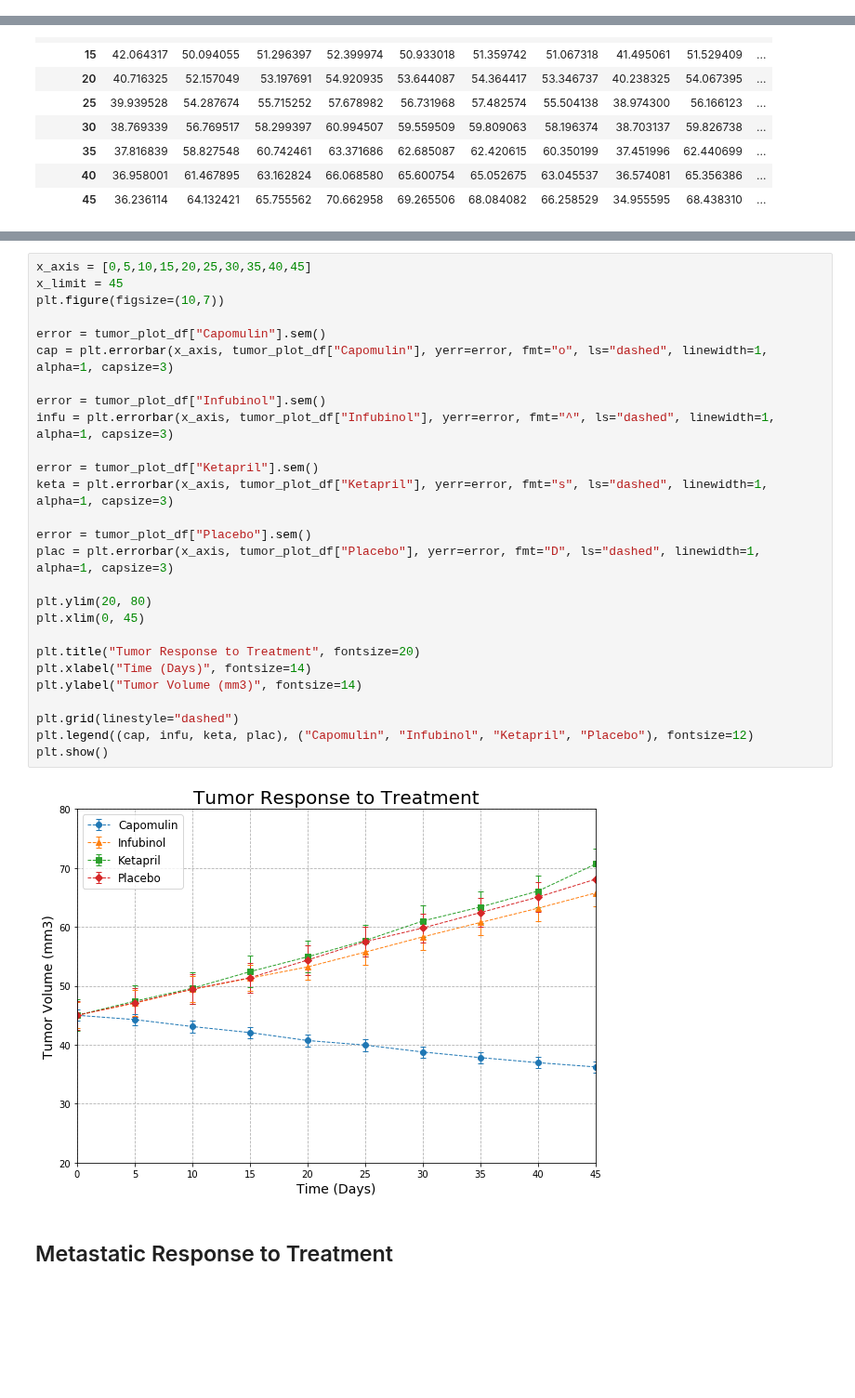
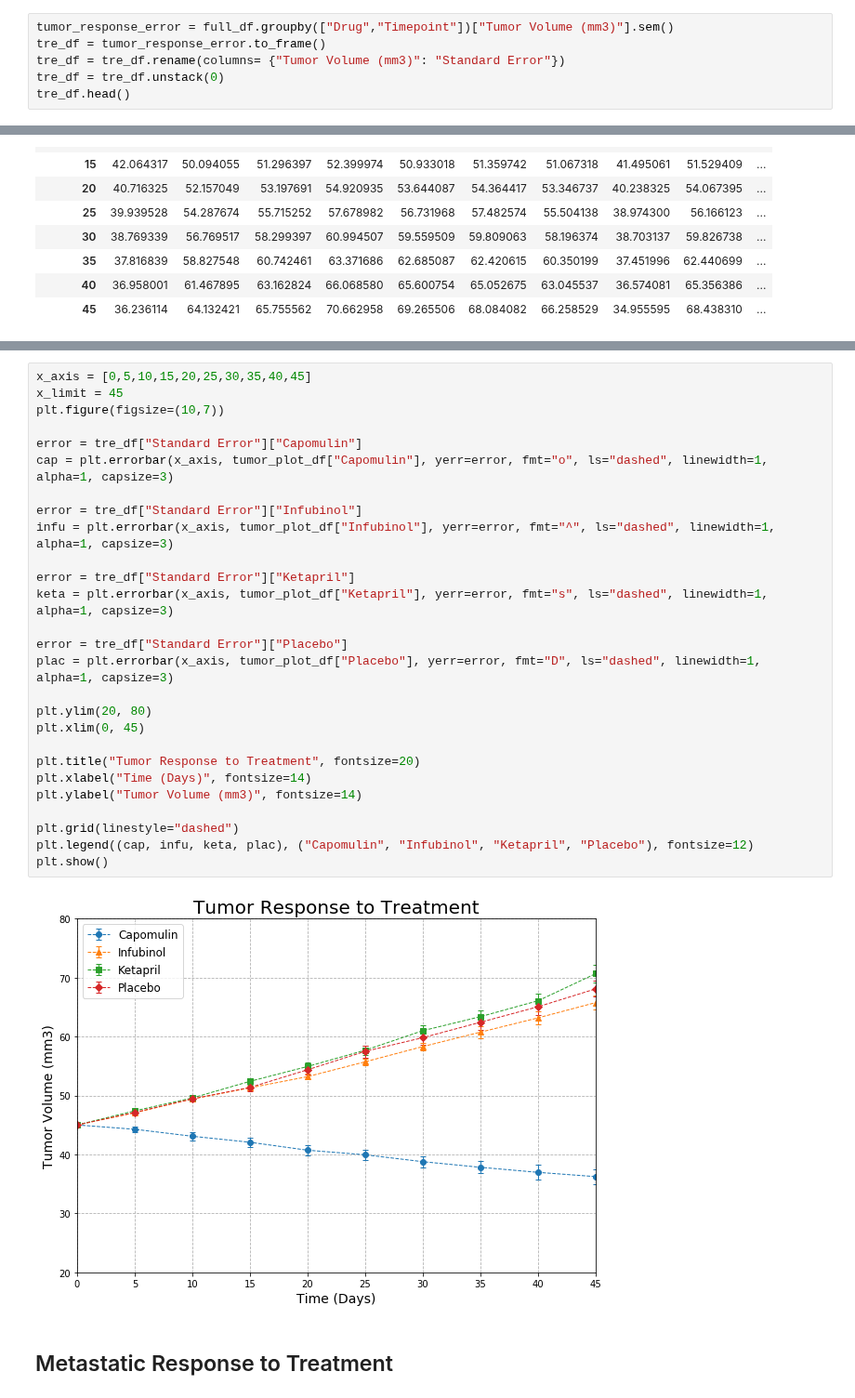
Before and after one commit to paulrizzuto/Pymaceuticals, a Jupyter notebook: pymaceuticals.ipynb, the cells around one changed output, grey strips where cells are left out. Shown at 93% size. Cells and saved outputs as stored; diff of their text form; blank space fills up the shorter version.

```diff
--- a/pymaceuticals.ipynb
+++ b/pymaceuticals.ipynb
@@ -39,3 +39,9 @@ full_df.head()
 | 2 | f234 | Stelasyn | 10 | 47.904324 | 0 |
 | 3 | f234 | Stelasyn | 15 | 48.735197 | 1 |
 | 4 | f234 | Stelasyn | 20 | 51.112713 | 2 |
+# %%
+tumor_response_error = full_df.groupby(["Drug","Timepoint"])["Tumor Volume (mm3)"].sem()
+tre_df = tumor_response_error.to_frame()
+tre_df = tre_df.rename(columns= {"Tumor Volume (mm3)": "Standard Error"})
+tre_df = tre_df.unstack(0)
+tre_df.head()
@@ -89,32 +89,32 @@ Name: Ceftamin, dtype: float64
 # %%
 x_axis = [0,5,10,15,20,25,30,35,40,45]
 x_limit = 45
 plt.figure(figsize=(10,7))
 
-error = tumor_plot_df["Capomulin"].sem()
+error = tre_df["Standard Error"]["Capomulin"]
 cap = plt.errorbar(x_axis, tumor_plot_df["Capomulin"], yerr=error, fmt="o", ls="dashed", linewidth=1, alpha=1, capsize=3)
 
-error = tumor_plot_df["Infubinol"].sem()
+error = tre_df["Standard Error"]["Infubinol"]
 infu = plt.errorbar(x_axis, tumor_plot_df["Infubinol"], yerr=error, fmt="^", ls="dashed", linewidth=1, alpha=1, capsize=3)
 
-error = tumor_plot_df["Ketapril"].sem()
+error = tre_df["Standard Error"]["Ketapril"]
 keta = plt.errorbar(x_axis, tumor_plot_df["Ketapril"], yerr=error, fmt="s", ls="dashed", linewidth=1, alpha=1, capsize=3)
 
-error = tumor_plot_df["Placebo"].sem()
+error = tre_df["Standard Error"]["Placebo"]
 plac = plt.errorbar(x_axis, tumor_plot_df["Placebo"], yerr=error, fmt="D", ls="dashed", linewidth=1, alpha=1, capsize=3)
 
 plt.ylim(20, 80)
 plt.xlim(0, 45)
 
 plt.title("Tumor Response to Treatment", fontsize=20)
 plt.xlabel("Time (Days)", fontsize=14)
 plt.ylabel("Tumor Volume (mm3)", fontsize=14)
 
 plt.grid(linestyle="dashed")
 plt.legend((cap, infu, keta, plac), ("Capomulin", "Infubinol", "Ketapril", "Placebo"), fontsize=12)
 plt.show()
 # %% [output]
-[figure, old version]
+[figure, new version]
 # %% [markdown]
 ## Metastatic Response to Treatment
 # %%
```
Also changed, not shown: parts of 7 cells of this notebook, 8 other files.
